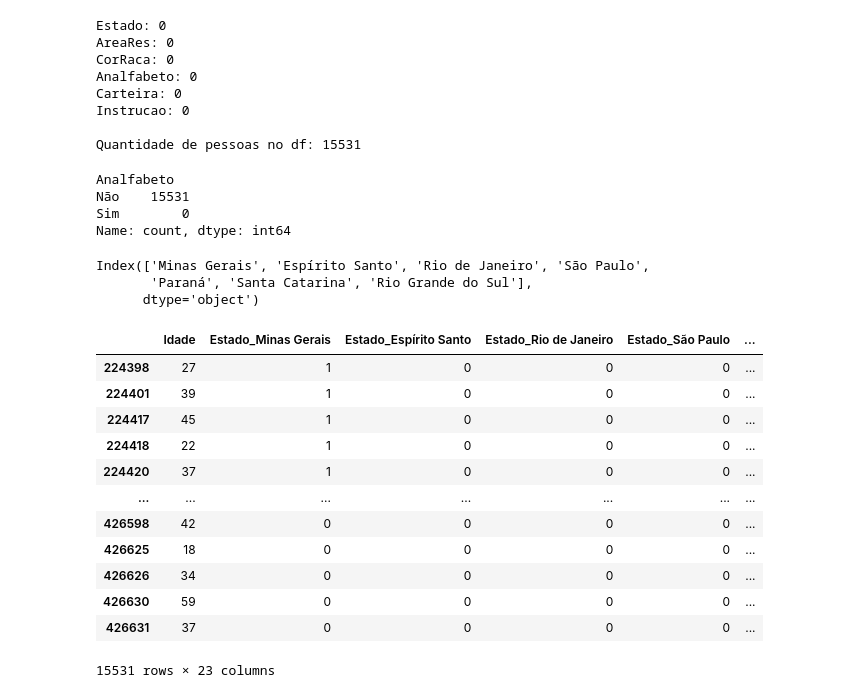
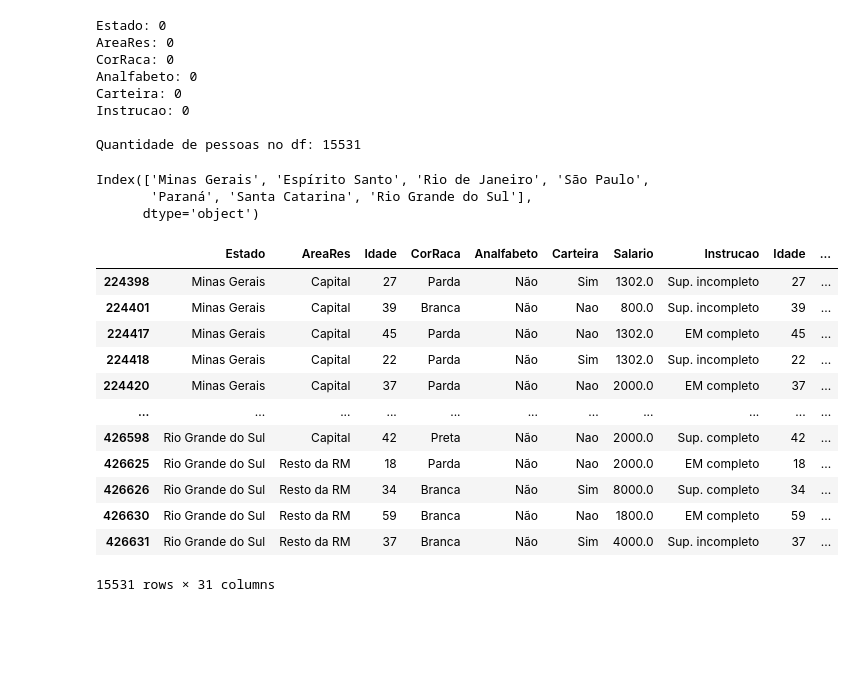
Before and after one commit to leomccormick/projeto3_CDados, a Jupyter notebook: Projeto_3.ipynb, the cells around one changed output. Saved outputs shown, nothing was run; the diff lists cells and outputs as text; code cells hidden in the pictures; blank space fills up the shorter version.

```diff
--- a/Projeto_3.ipynb
+++ b/Projeto_3.ipynb
@@ -123,8 +141,8 @@ df['Instrucao'] = df['Instrucao'].cat.rename_categories({
 # Limpa os NaN das colunas 'Salario' e 'Carteira'
 df = df.loc[(df['Idade'] >= 18) & (df['Idade'] < 62)].dropna(subset=['Salario', 'Carteira'])
 
-# Define um target específico
-target = df.loc[
+# Define um df específico
+df = df.loc[
     (df['Estado'].isin(['São Paulo', 'Minas Gerais', 'Espírito Santo', 'Rio de Janeiro', 'Paraná', 'Santa Catarina', 'Rio Grande do Sul'])) &
     (df['AreaRes'].isin(['Resto da RM', 'Capital'])) &
     (df['Instrucao'].isin(['EM completo', 'Sup. incompleto', 'Sup. completo']))
@@ -132,9 +150,9 @@ target = df.loc[
 
 # Verifica se não tem NaN em nenhuma coluna
 for coluna in colunas:
-    print(f'{coluna}:', target[coluna].isna().sum())
+    print(f'{coluna}:', df[coluna].isna().sum())
 
-print(f'\nQuantidade de pessoas no df: {len(target)}')
+print(f'\nQuantidade de pessoas no df: {len(df)}')
 # %% [output]
 Estado: 0
 AreaRes: 0
@@ -144,10 +162,3 @@ Carteira: 0
 Instrucao: 0
 
 Quantidade de pessoas no df: 15531
-# %%
-target.Analfabeto.value_counts()
-# %% [output]
-Analfabeto
-Não    15531
-Sim        0
-Name: count, dtype: int64
@@ -168,43 +165,40 @@ Name: count, dtype: int64
 # %%
 # Filtre o DataFrame para manter apenas as categorias com contagem maior que zero
-target = target[(target['Estado'].notna()) & (target['AreaRes'].notna()) & (target['Instrucao'].notna())]
-target['Estado'] = target['Estado'].cat.remove_unused_categories()
-target['AreaRes'] = target['AreaRes'].cat.remove_unused_categories()
-target['Instrucao'] = target['Instrucao'].cat.remove_unused_categories()
+df = df[(df['Estado'].notna()) & (df['AreaRes'].notna()) & (df['Instrucao'].notna())]
+df['Estado'] = df['Estado'].cat.remove_unused_categories()
+df['AreaRes'] = df['AreaRes'].cat.remove_unused_categories()
+df['Instrucao'] = df['Instrucao'].cat.remove_unused_categories()
 
 # Verifique as categorias restantes
-print(target['Estado'].cat.categories)
+print(df['Estado'].cat.categories)
 # %% [output]
 Index(['Minas Gerais', 'Espírito Santo', 'Rio de Janeiro', 'São Paulo',
        'Paraná', 'Santa Catarina', 'Rio Grande do Sul'],
       dtype='object')
 # %%
-df_dummies = pd.get_dummies(target, dtype=int)
-colunas_dummies = df_dummies.columns.tolist()
-colunas_dummies.remove('Salario')
+dummies = pd.get_dummies(df.drop(columns=['Salario']), dtype=int)
+df = pd.concat([df, dummies], axis=1)
 
-Y = df_dummies['Salario']
-X = df_dummies[colunas_dummies]
-df_dummies
+Y = df['Salario']
+X = dummies
 
-# Ajustar o modelo de regressão
-modelo = sm.OLS(Y, X).fit()
+X = sm.add_constant(X)
 
-# Exibir os resultados
-modelo.summary()
+modelo = sm.OLS(Y, X)
+resumo = modelo.fit()
 
-X
+df
 # %% [output]
-|  | Idade | Estado_Minas Gerais | Estado_Espírito Santo | Estado_Rio de Janeiro | Estado_São Paulo | ... |
-| 224398 | 27 | 1 | 0 | 0 | 0 | ... |
-| 224401 | 39 | 1 | 0 | 0 | 0 | ... |
-| 224417 | 45 | 1 | 0 | 0 | 0 | ... |
-| 224418 | 22 | 1 | 0 | 0 | 0 | ... |
-| 224420 | 37 | 1 | 0 | 0 | 0 | ... |
-| ... | ... | ... | ... | ... | ... | ... |
-| 426598 | 42 | 0 | 0 | 0 | 0 | ... |
-| 426625 | 18 | 0 | 0 | 0 | 0 | ... |
-| 426626 | 34 | 0 | 0 | 0 | 0 | ... |
-| 426630 | 59 | 0 | 0 | 0 | 0 | ... |
-| 426631 | 37 | 0 | 0 | 0 | 0 | ... |
+|  | Estado | AreaRes | Idade | CorRaca | Analfabeto | Carteira | Salario | Instrucao | Idade | ... |
+| 224398 | Minas Gerais | Capital | 27 | Parda | Não | Sim | 1302.0 | Sup. incompleto | 27 | ... |
+| 224401 | Minas Gerais | Capital | 39 | Branca | Não | Nao | 800.0 | Sup. incompleto | 39 | ... |
+| 224417 | Minas Gerais | Capital | 45 | Parda | Não | Nao | 1302.0 | EM completo | 45 | ... |
+| 224418 | Minas Gerais | Capital | 22 | Parda | Não | Sim | 1302.0 | Sup. incompleto | 22 | ... |
+| 224420 | Minas Gerais | Capital | 37 | Parda | Não | Nao | 2000.0 | EM completo | 37 | ... |
+| ... | ... | ... | ... | ... | ... | ... | ... | ... | ... | ... |
+| 426598 | Rio Grande do Sul | Capital | 42 | Preta | Não | Nao | 2000.0 | Sup. completo | 42 | ... |
+| 426625 | Rio Grande do Sul | Resto da RM | 18 | Parda | Não | Nao | 2000.0 | EM completo | 18 | ... |
+| 426626 | Rio Grande do Sul | Resto da RM | 34 | Branca | Não | Sim | 8000.0 | Sup. completo | 34 | ... |
+| 426630 | Rio Grande do Sul | Resto da RM | 59 | Branca | Não | Nao | 1800.0 | EM completo | 59 | ... |
+| 426631 | Rio Grande do Sul | Resto da RM | 37 | Branca | Não | Sim | 4000.0 | Sup. incompleto | 37 | ... |
-15531 rows × 23 columns
+15531 rows × 31 columns
```
Also changed, not shown: parts of 14 cells of this notebook, 4 other files.
